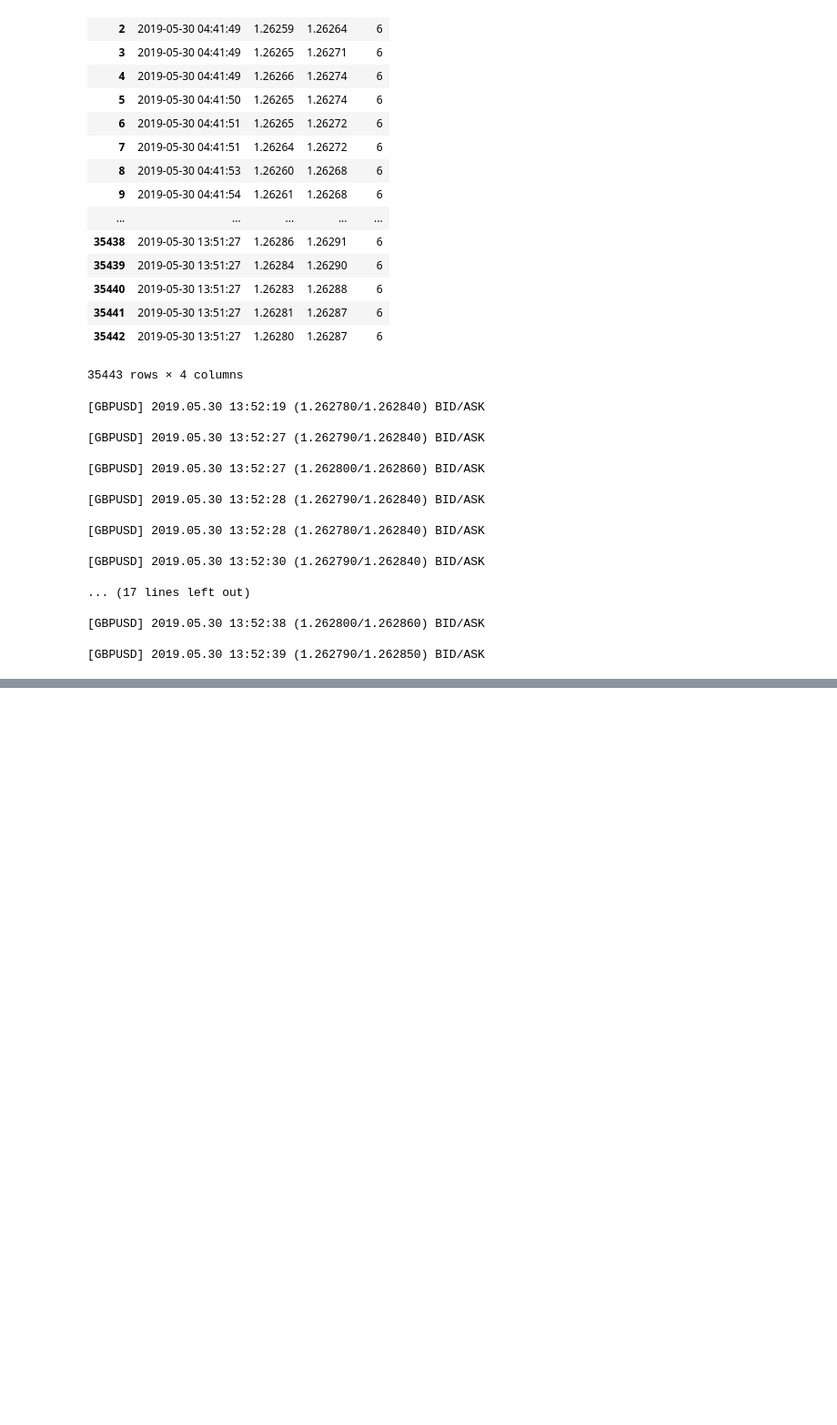
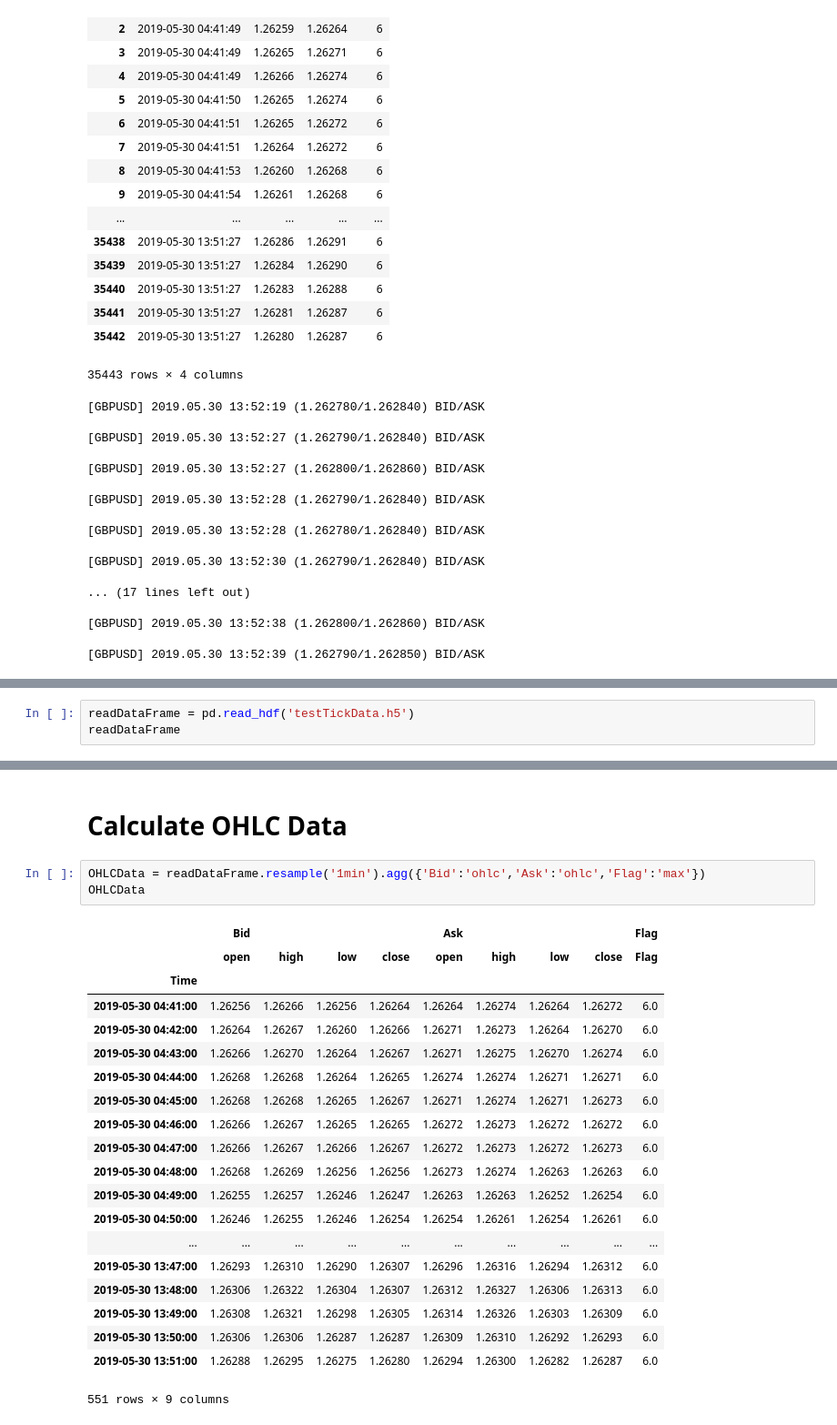
Before and after one commit to UmaisZahid/MetaTrader-Python-Tick-Acquisition, a Jupyter notebook: Testing Subscription Tick Data.ipynb, the cells around one changed output, grey strips where cells are left out. Shown at 91% size. Saved outputs shown, nothing was run; the diff lists cells and outputs as text; blank space fills up the shorter version.

Commit message:
Added OHLC Conversion of Tick Data from MT4

```diff
--- a/Testing Subscription Tick Data.ipynb
+++ b/Testing Subscription Tick Data.ipynb
@@ -201,0 +204,3 @@ hdf['testdata']
+# %%
+readDataFrame = pd.read_hdf('testTickData.h5')
+readDataFrame
@@ -201,0 +226,26 @@ hdf['testdata']
+# %% [markdown]
+# Calculate OHLC Data
+# %%
+OHLCData = readDataFrame.resample('1min').agg({'Bid':'ohlc','Ask':'ohlc','Flag':'max'})
+OHLCData
+# %% [output]
+|  | Bid |  |  |  | Ask |  |  |  | Flag |
+|  | open | high | low | close | open | high | low | close | Flag |
+| Time |  |  |  |  |  |  |  |  |  |
+| 2019-05-30 04:41:00 | 1.26256 | 1.26266 | 1.26256 | 1.26264 | 1.26264 | 1.26274 | 1.26264 | 1.26272 | 6.0 |
+| 2019-05-30 04:42:00 | 1.26264 | 1.26267 | 1.26260 | 1.26266 | 1.26271 | 1.26273 | 1.26264 | 1.26270 | 6.0 |
+| 2019-05-30 04:43:00 | 1.26266 | 1.26270 | 1.26264 | 1.26267 | 1.26271 | 1.26275 | 1.26270 | 1.26274 | 6.0 |
+| 2019-05-30 04:44:00 | 1.26268 | 1.26268 | 1.26264 | 1.26265 | 1.26274 | 1.26274 | 1.26271 | 1.26271 | 6.0 |
+| 2019-05-30 04:45:00 | 1.26268 | 1.26268 | 1.26265 | 1.26267 | 1.26271 | 1.26274 | 1.26271 | 1.26273 | 6.0 |
+| 2019-05-30 04:46:00 | 1.26266 | 1.26267 | 1.26265 | 1.26265 | 1.26272 | 1.26273 | 1.26272 | 1.26272 | 6.0 |
+| 2019-05-30 04:47:00 | 1.26266 | 1.26267 | 1.26266 | 1.26267 | 1.26272 | 1.26273 | 1.26272 | 1.26273 | 6.0 |
+| 2019-05-30 04:48:00 | 1.26268 | 1.26269 | 1.26256 | 1.26256 | 1.26273 | 1.26274 | 1.26263 | 1.26263 | 6.0 |
+| 2019-05-30 04:49:00 | 1.26255 | 1.26257 | 1.26246 | 1.26247 | 1.26263 | 1.26263 | 1.26252 | 1.26254 | 6.0 |
+| 2019-05-30 04:50:00 | 1.26246 | 1.26255 | 1.26246 | 1.26254 | 1.26254 | 1.26261 | 1.26254 | 1.26261 | 6.0 |
+| ... | ... | ... | ... | ... | ... | ... | ... | ... | ... |
+| 2019-05-30 13:47:00 | 1.26293 | 1.26310 | 1.26290 | 1.26307 | 1.26296 | 1.26316 | 1.26294 | 1.26312 | 6.0 |
+| 2019-05-30 13:48:00 | 1.26306 | 1.26322 | 1.26304 | 1.26307 | 1.26312 | 1.26327 | 1.26306 | 1.26313 | 6.0 |
+| 2019-05-30 13:49:00 | 1.26308 | 1.26321 | 1.26298 | 1.26305 | 1.26314 | 1.26326 | 1.26303 | 1.26309 | 6.0 |
+| 2019-05-30 13:50:00 | 1.26306 | 1.26306 | 1.26287 | 1.26287 | 1.26309 | 1.26310 | 1.26292 | 1.26293 | 6.0 |
+| 2019-05-30 13:51:00 | 1.26288 | 1.26295 | 1.26275 | 1.26280 | 1.26294 | 1.26300 | 1.26282 | 1.26287 | 6.0 |
+551 rows × 9 columns
```
Also changed, not shown: parts of 3 cells of this notebook.
